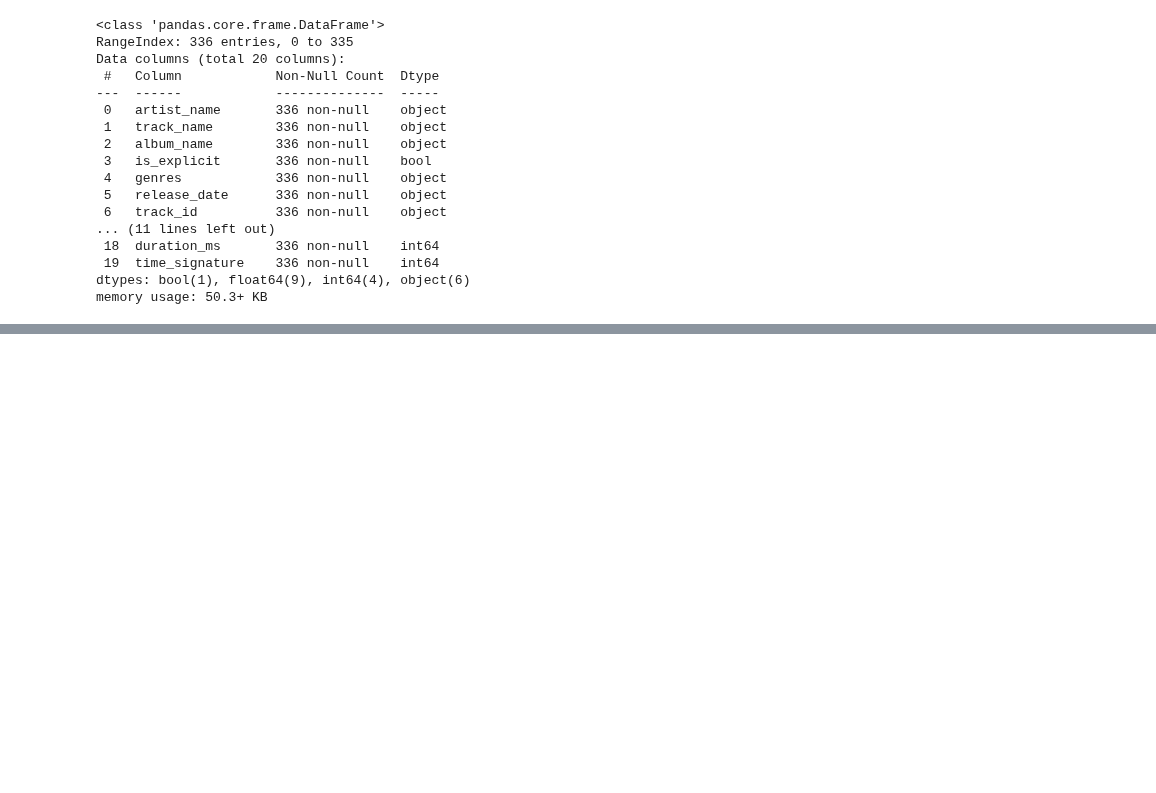
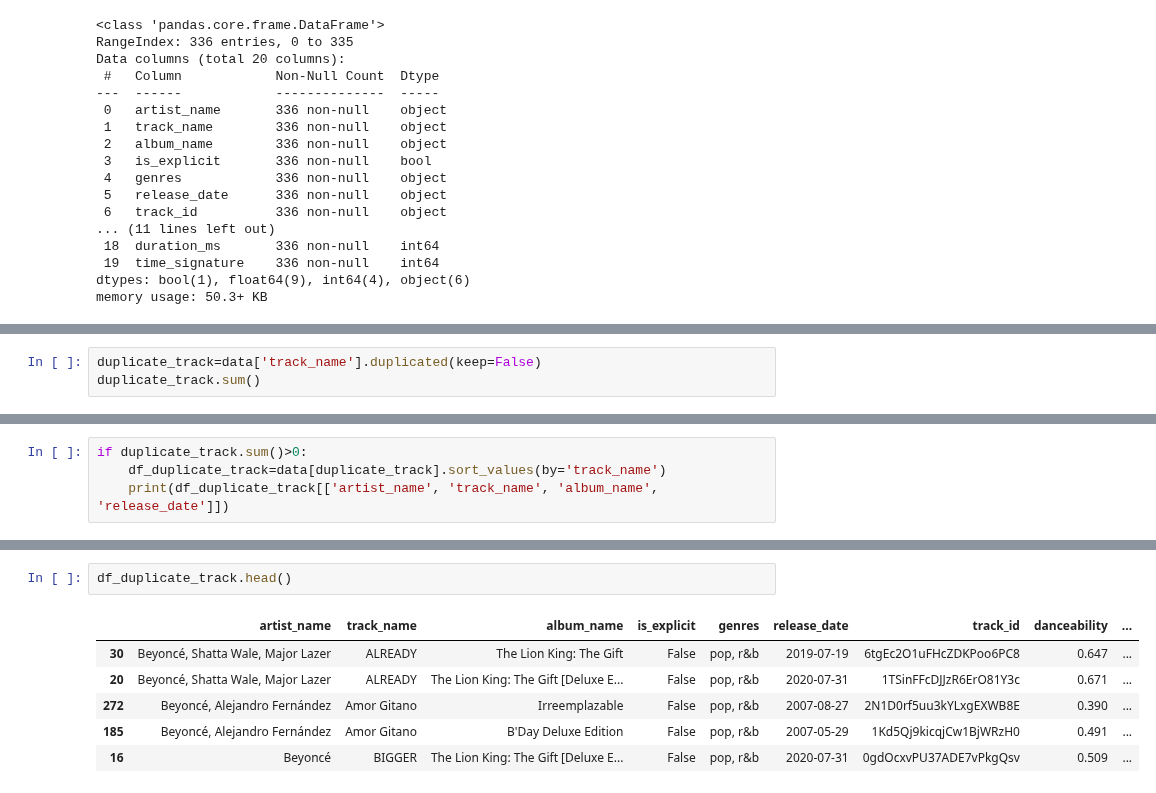
Before and after one commit to SanjilaGangaju/ExploratoryDataAnalysis_usingPython, a Jupyter notebook: beyoncetrack.ipynb, the cells around one changed output, grey strips where cells are left out. Cells and saved outputs as stored; diff of their text form; blank space fills up the shorter version.

Commit message:
Kaggle Notebook | BeyonceTrack | Version 2

```diff
--- a/beyoncetrack.ipynb
+++ b/beyoncetrack.ipynb
@@ -64,0 +106,3 @@ memory usage: 50.3+ KB
+# %%
+duplicate_track=data['track_name'].duplicated(keep=False)
+duplicate_track.sum()
@@ -64,0 +111,4 @@ memory usage: 50.3+ KB
+# %%
+if duplicate_track.sum()>0:
+    df_duplicate_track=data[duplicate_track].sort_values(by='track_name')
+    print(df_duplicate_track[['artist_name', 'track_name', 'album_name', 'release_date']])
@@ -64,0 +133,9 @@ memory usage: 50.3+ KB
+# %%
+df_duplicate_track.head()
+# %% [output]
+|  | artist_name | track_name | album_name | is_explicit | genres | release_date | track_id | danceability | ... |
+| 30 | Beyoncé, Shatta Wale, Major Lazer | ALREADY | The Lion King: The Gift | False | pop, r&b | 2019-07-19 | 6tgEc2O1uFHcZDKPoo6PC8 | 0.647 | ... |
+| 20 | Beyoncé, Shatta Wale, Major Lazer | ALREADY | The Lion King: The Gift [Deluxe E... | False | pop, r&b | 2020-07-31 | 1TSinFFcDJJzR6ErO81Y3c | 0.671 | ... |
+| 272 | Beyoncé, Alejandro Fernández | Amor Gitano | Irreemplazable | False | pop, r&b | 2007-08-27 | 2N1D0rf5uu3kYLxgEXWB8E | 0.390 | ... |
+| 185 | Beyoncé, Alejandro Fernández | Amor Gitano | B'Day Deluxe Edition | False | pop, r&b | 2007-05-29 | 1Kd5Qj9kicqjCw1BjWRzH0 | 0.491 | ... |
+| 16 | Beyoncé | BIGGER | The Lion King: The Gift [Deluxe E... | False | pop, r&b | 2020-07-31 | 0gdOcxvPU37ADE7vPkgQsv | 0.509 | ... |
```
Also changed, not shown: parts of 7 cells of this notebook.
